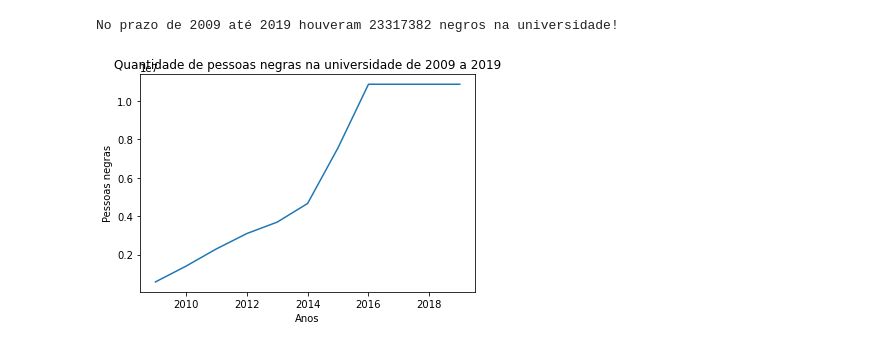
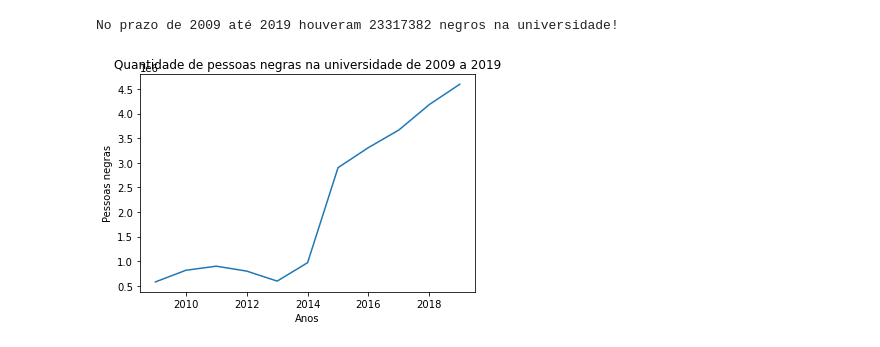
Before and after one commit to renatagsr/Desafio-Tecnico, a Jupyter notebook: Analise de dados por cota.ipynb, the cells around one changed output. Cells and saved outputs as stored; diff of their text form; code cells hidden in the pictures.

```diff
--- a/Analise de dados por cota.ipynb
+++ b/Analise de dados por cota.ipynb
@@ -263,19 +263,18 @@ dados_2009['CO_COR_RACA_ALUNO'].shape[0]
 # %% [output]
 6943837
 # %%
-total_negros_na_universidade = []
-negros_na_universidade = []
-def quantidade_negros_antes_de_2017(dados_ano):
-    for dados in dados_ano["CO_COR_RACA_ALUNO"]:
-        if dados == 2.0 or dados == 3:
-            negros_na_universidade.append(dados)
-            total_negros_na_universidade.append(dados)
-    print(f'Havia \033[1;34m{len(negros_na_universidade)}\033[0;0m na universidade, sendo um total de \033[1;34m{(len(negros_na_universidade)/dados_ano["CO_COR_RACA_ALUNO"].shape[0]*100):.2f}%\033[0;0m.')
+all_black_people_college = []
+black_people_college = []
+def amount_black_people_until_2016(year_date):
+    for data in year_date["CO_COR_RACA_ALUNO"]:
+        if data == 2.0 or data == 3:
+            black_people_college.append(data)
+            all_black_people_college.append(data)
+    print(f'Havia \033[1;34m{len(black_people_college)}\033[0;0m na universidade, sendo um total de \033[1;34m{(len(black_people_college)/year_date["CO_COR_RACA_ALUNO"].shape[0]*100):.2f}%\033[0;0m.')
 
-def quantidade_negros(dados_ano):
-    negros_na_universidade = []
-    for dados in dados_ano["TP_COR_RACA"]:
-        if dados == 2 or dados == 3:
-            negros_na_universidade.append(dados)
-            total_negros_na_universidade.append(dados)
-    print(f'Havia \033[1;34m{len(negros_na_universidade)}\033[0;0m na universidade, sendo um total de \033[1;34m{(len(negros_na_universidade)/dados_ano["TP_COR_RACA"].shape[0]*100):.2f}%\033[0;0m.')
+def amount_black_people_since_2017(year_date):
+    for data in year_date["TP_COR_RACA"]:
+        if data == 2 or data == 3:
+            black_people_college.append(data)
+            all_black_people_college.append(data)
+    print(f'Havia \033[1;34m{len(black_people_college)}\033[0;0m na universidade, sendo um total de \033[1;34m{(len(black_people_college)/year_date["TP_COR_RACA"].shape[0]*100):.2f}%\033[0;0m.')
@@ -353,9 +346,23 @@ date = [2009, 2010, 2011, 2012, 2013, 2014, 2015, 2016, 2017, 2018, 2019]
+# %%
+list_all_black_people_college = [(black_people_college_2009/date_2009["CO_COR_RACA_ALUNO"].shape[0])*100,
+                                (black_people_college_2010/date_2010["CO_COR_RACA_ALUNO"].shape[0])*100,
+                                (black_people_college_2011/date_2011["CO_COR_RACA_ALUNO"].shape[0])*100,
+                                (black_people_college_2012/date_2012["CO_COR_RACA_ALUNO"].shape[0])*100,
+                                (black_people_college_2013/date_2013["CO_COR_RACA_ALUNO"].shape[0])*100,
+                                (black_people_college_2014/date_2014["CO_COR_RACA_ALUNO"].shape[0])*100,
+                                (black_people_college_2015/date_2015["CO_COR_RACA_ALUNO"].shape[0])*100,
+                                (black_people_college_2016/date_2016["CO_COR_RACA_ALUNO"].shape[0])*100,
+                                (black_people_college_2017/date_2017["TP_COR_RACA"].shape[0])*100,
+                                (black_people_college_2018/date_2018["TP_COR_RACA"].shape[0])*100,
+                                (black_people_college_2019/date_2019["TP_COR_RACA"].shape[0])*100]
+
+date = [2009, 2010, 2011, 2012, 2013, 2014, 2015, 2016, 2017, 2018, 2019]
 # %%
-plt.plot(date, negros_na_universidade_total)
+plt.plot(date, list_all_black_people_college)
 plt.title('Quantidade de pessoas negras na universidade de 2009 a 2019')
 plt.ylabel('Pessoas negras')
 plt.xlabel('Anos')
 plt.show()
 # %% [output]
-[figure, old version]
+[figure, new version]
 # %%
```
Also changed, not shown: parts of 37 cells of this notebook.
